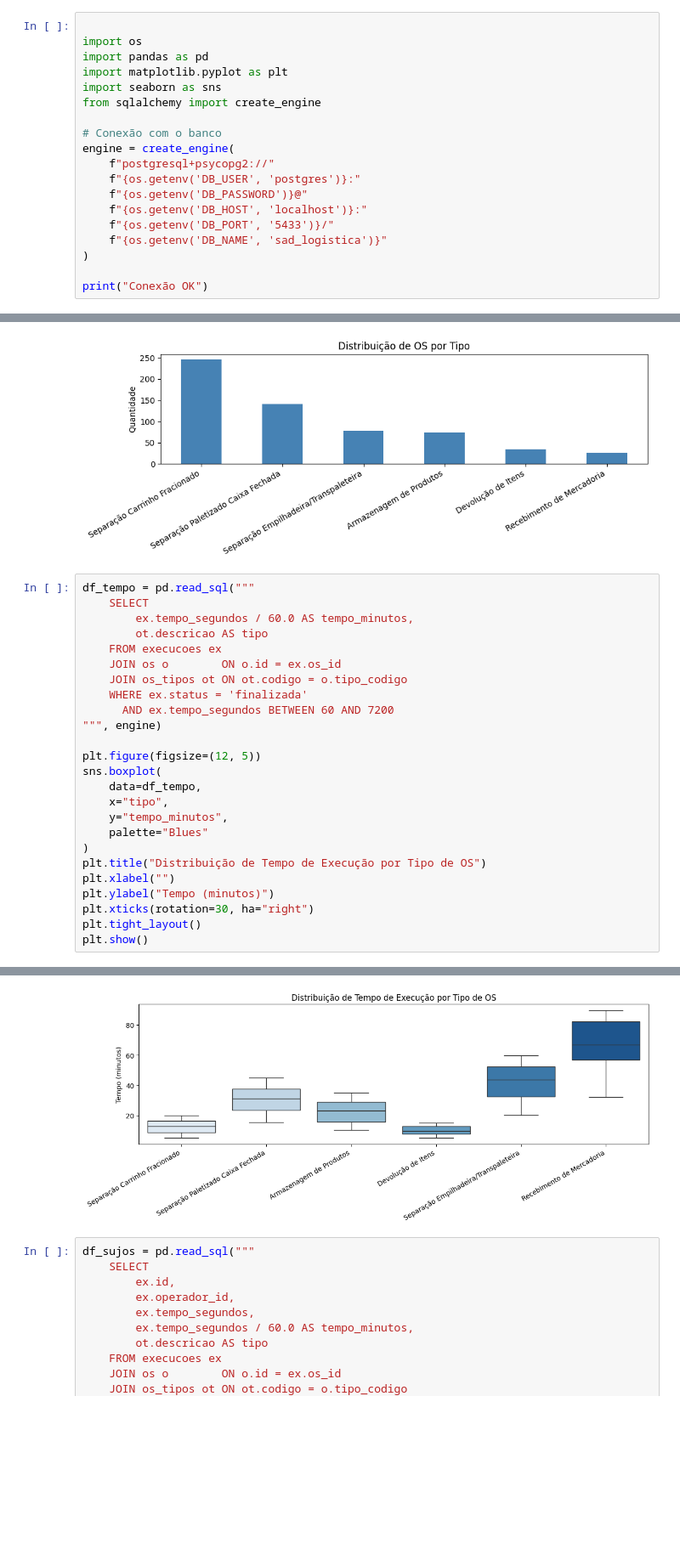
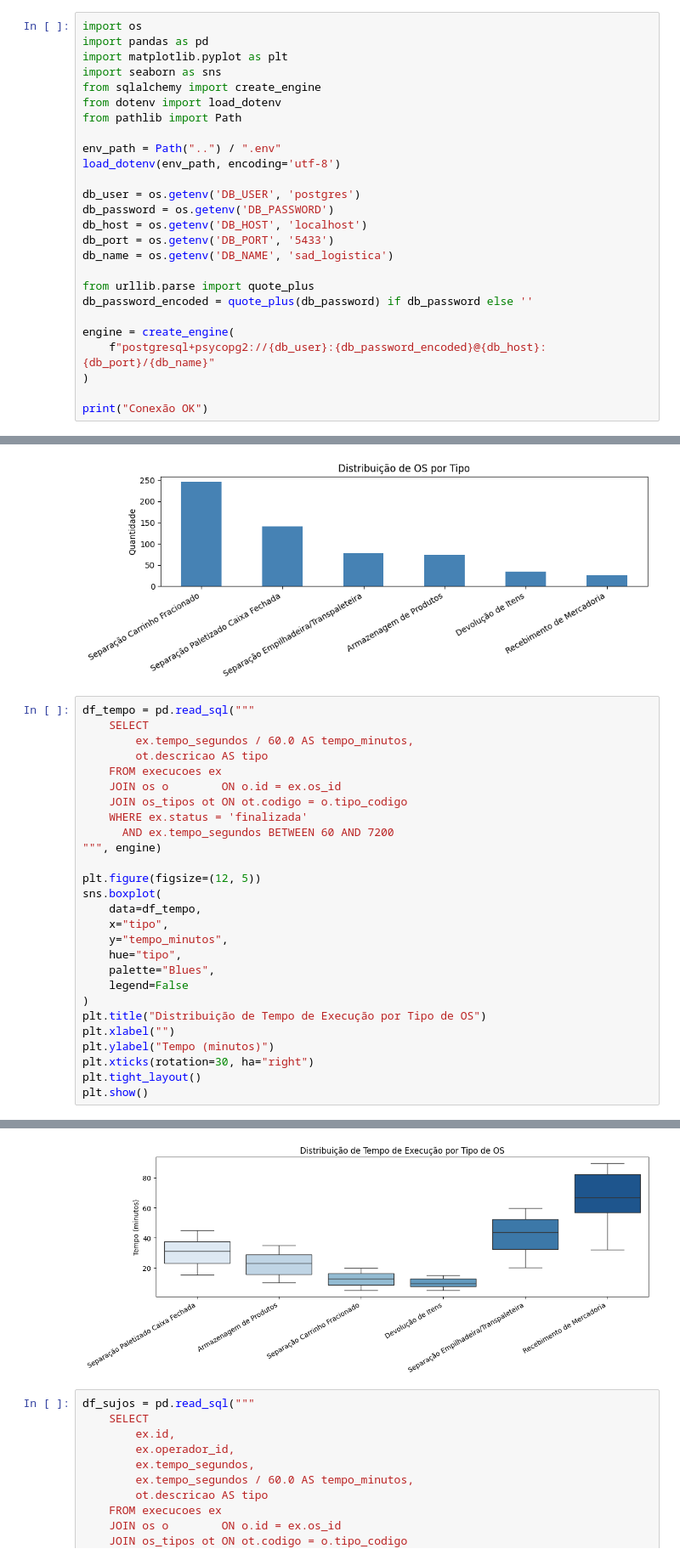
Before and after one commit to vhnazar/sad-logistica, a Jupyter notebook: notebooks/01_analise_exploratoria.ipynb, the cells around one changed output, grey strips where cells are left out. Shown at 85% size. Cells and saved outputs as stored; diff of their text form; blank space fills up the shorter version.

Commit message:
fix: encoding

```diff
--- a/notebooks/01_analise_exploratoria.ipynb
+++ b/notebooks/01_analise_exploratoria.ipynb
@@ -10,21 +10,28 @@ para o motor de score de atribuição de OS.
 **Dados:** sintéticos, 90 dias de operação simulada
 **Tabelas principais:** os, os_itens, execucoes, operadores, enderecos
 # %%
-
 import os
 import pandas as pd
 import matplotlib.pyplot as plt
 import seaborn as sns
 from sqlalchemy import create_engine
+from dotenv import load_dotenv
+from pathlib import Path
 
-# Conexão com o banco
+env_path = Path("..") / ".env"
+load_dotenv(env_path, encoding='utf-8')
+
+db_user = os.getenv('DB_USER', 'postgres')
+db_password = os.getenv('DB_PASSWORD')
+db_host = os.getenv('DB_HOST', 'localhost')
+db_port = os.getenv('DB_PORT', '5433')
+db_name = os.getenv('DB_NAME', 'sad_logistica')
+
+from urllib.parse import quote_plus
+db_password_encoded = quote_plus(db_password) if db_password else ''
+
 engine = create_engine(
-    f"postgresql+psycopg2://"
-    f"{os.getenv('DB_USER', 'postgres')}:"
-    f"{os.getenv('DB_PASSWORD')}@"
-    f"{os.getenv('DB_HOST', 'localhost')}:"
-    f"{os.getenv('DB_PORT', '5433')}/"
-    f"{os.getenv('DB_NAME', 'sad_logistica')}"
+    f"postgresql+psycopg2://{db_user}:{db_password_encoded}@{db_host}:{db_port}/{db_name}"
 )
 
 print("Conexão OK")
@@ -98,7 +104,9 @@ sns.boxplot(
     data=df_tempo,
     x="tipo",
     y="tempo_minutos",
-    palette="Blues"
+    hue="tipo",
+    palette="Blues",
+    legend=False
 )
 plt.title("Distribuição de Tempo de Execução por Tipo de OS")
 plt.xlabel("")
@@ -113,4 +118,4 @@ Passing `palette` without assigning `hue` is deprecated and will be removed in v
-[figure, old version]
+[figure, new version]
 # %%
 df_sujos = pd.read_sql("""
     SELECT
```
Also changed, not shown: parts of 6 cells of this notebook, 1 other file.
